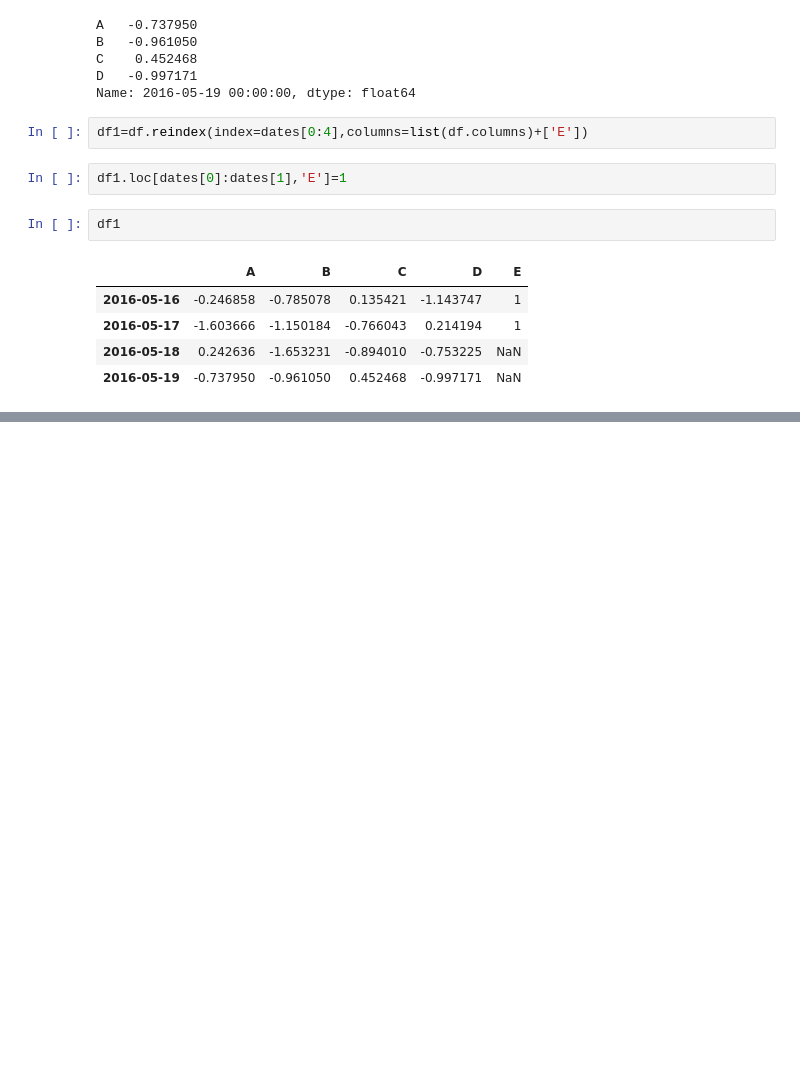
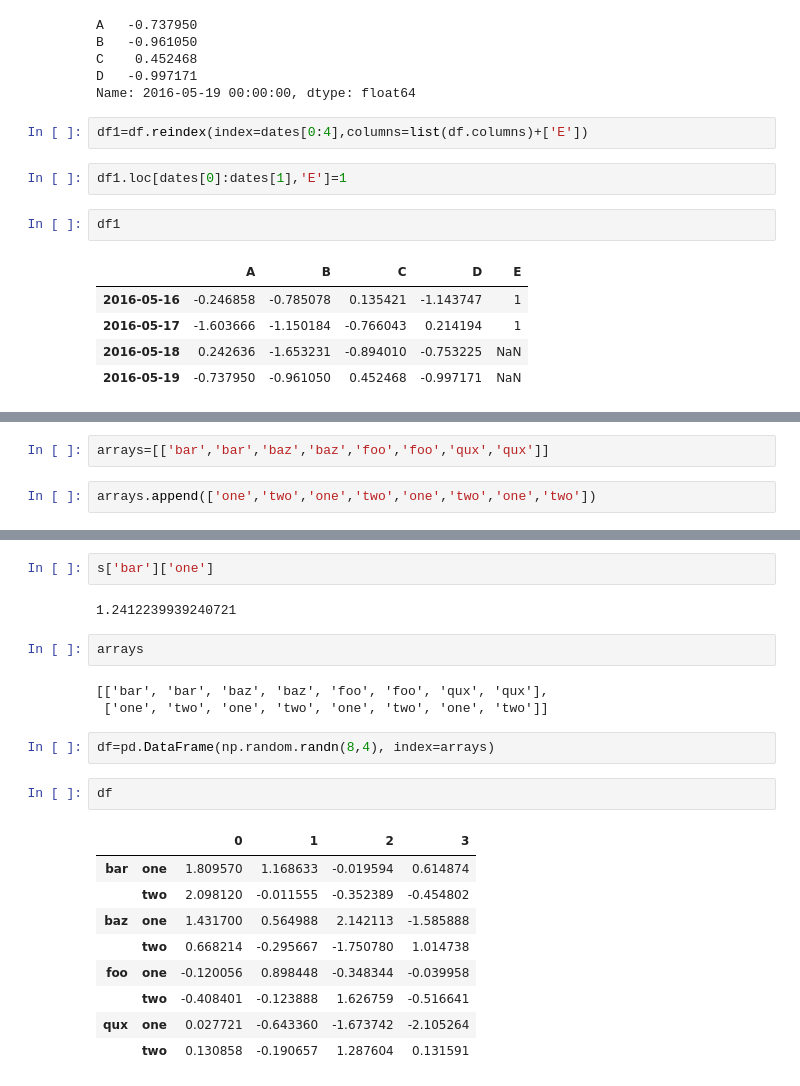
Before and after one commit to charleszster/hungry-bh, a Jupyter notebook: Untitled.ipynb, the cells around one changed output, grey strips where cells are left out. Saved outputs shown, nothing was run; the diff lists cells and outputs as text; blank space fills up the shorter version.

```diff
--- a/Untitled.ipynb
+++ b/Untitled.ipynb
@@ -124,0 +168,4 @@ df1
+# %%
+arrays=[['bar','bar','baz','baz','foo','foo','qux','qux']]
+# %%
+arrays.append(['one','two','one','two','one','two','one','two'])
@@ -124,0 +213,23 @@ df1
+# %%
+s['bar']['one']
+# %% [output]
+1.2412239939240721
+# %%
+arrays
+# %% [output]
+[['bar', 'bar', 'baz', 'baz', 'foo', 'foo', 'qux', 'qux'],
+ ['one', 'two', 'one', 'two', 'one', 'two', 'one', 'two']]
+# %%
+df=pd.DataFrame(np.random.randn(8,4), index=arrays)
+# %%
+df
+# %% [output]
+|  |  | 0 | 1 | 2 | 3 |
+| bar | one | 1.809570 | 1.168633 | -0.019594 | 0.614874 |
+|  | two | 2.098120 | -0.011555 | -0.352389 | -0.454802 |
+| baz | one | 1.431700 | 0.564988 | 2.142113 | -1.585888 |
+|  | two | 0.668214 | -0.295667 | -1.750780 | 1.014738 |
+| foo | one | -0.120056 | 0.898448 | -0.348344 | -0.039958 |
+|  | two | -0.408401 | -0.123888 | 1.626759 | -0.516641 |
+| qux | one | 0.027721 | -0.643360 | -1.673742 | -2.105264 |
+|  | two | 0.130858 | -0.190657 | 1.287604 | 0.131591 |
```
Also changed, not shown: parts of 18 cells of this notebook, 3 other files.
